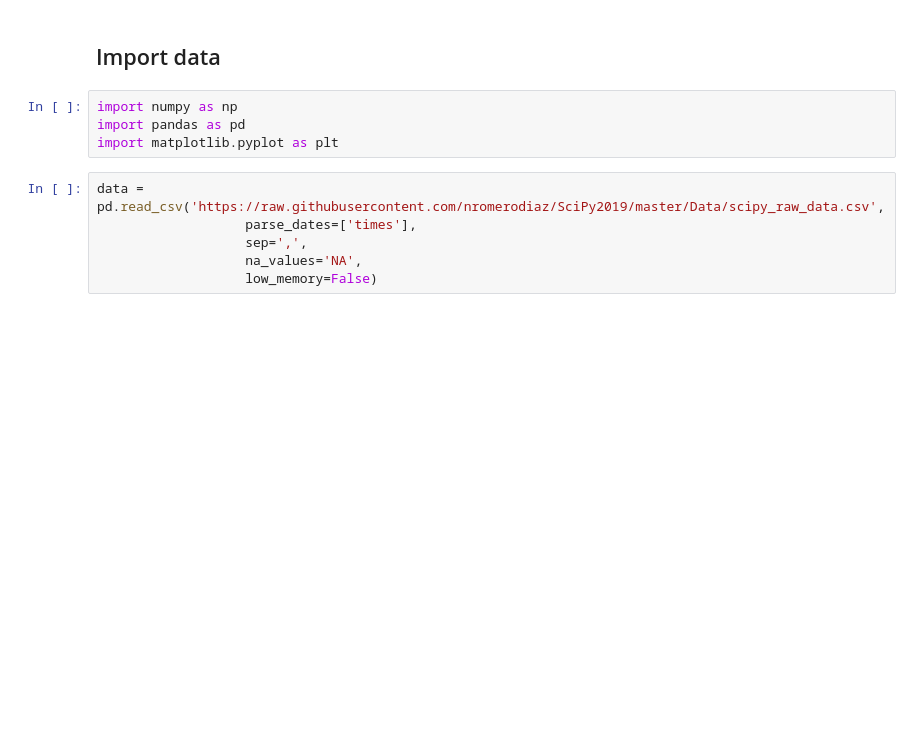
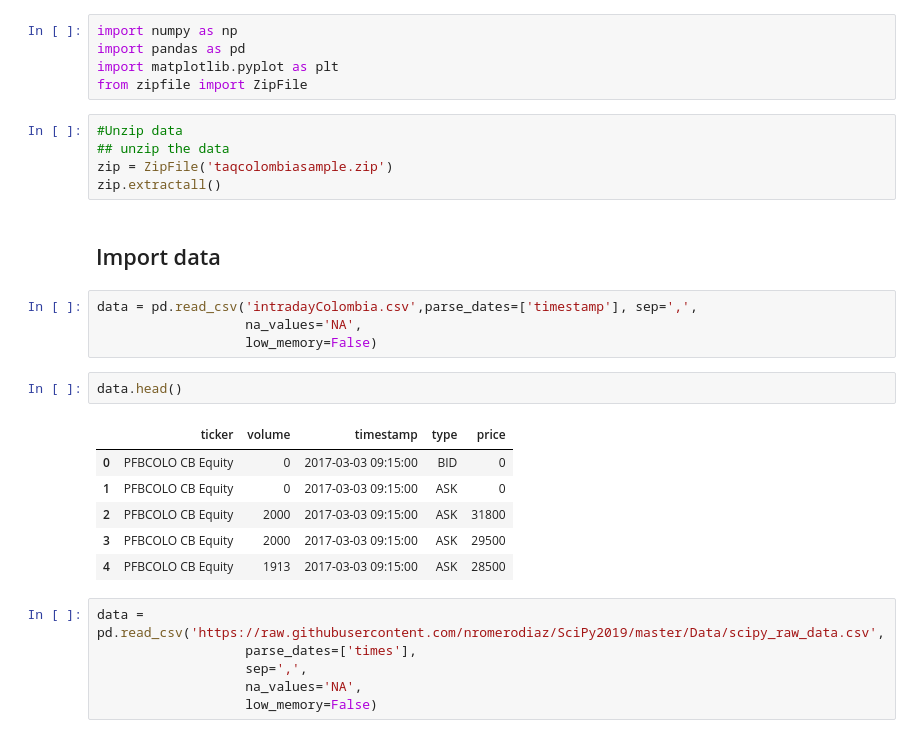
Before and after one commit to nromerodiaz/IntradayBVC, a Jupyter notebook: Example/Example.ipynb, the cells around one changed output. Saved outputs shown, nothing was run; the diff lists cells and outputs as text; blank space fills up the shorter version.

Commit message:
download inst an unzip

```diff
--- a/Example/Example.ipynb
+++ b/Example/Example.ipynb
@@ -8,9 +6,28 @@ In this notebook we will present an application of the code developed. We will t
+# %%
+import numpy as np
+import pandas as pd
+import matplotlib.pyplot as plt
+from zipfile import ZipFile
+# %%
+#Unzip data
+## unzip the data
+zip = ZipFile('taqcolombiasample.zip')
+zip.extractall()
 # %% [markdown]
 ## Import data
-# %%
-import numpy as np
-import pandas as pd
-import matplotlib.pyplot as plt
+# %%
+data = pd.read_csv('intradayColombia.csv',parse_dates=['timestamp'], sep=',',
+                   na_values='NA',
+                   low_memory=False)
+# %%
+data.head()
+# %% [output]
+|  | ticker | volume | timestamp | type | price |
+| 0 | PFBCOLO CB Equity | 0 | 2017-03-03 09:15:00 | BID | 0 |
+| 1 | PFBCOLO CB Equity | 0 | 2017-03-03 09:15:00 | ASK | 0 |
+| 2 | PFBCOLO CB Equity | 2000 | 2017-03-03 09:15:00 | ASK | 31800 |
+| 3 | PFBCOLO CB Equity | 2000 | 2017-03-03 09:15:00 | ASK | 29500 |
+| 4 | PFBCOLO CB Equity | 1913 | 2017-03-03 09:15:00 | ASK | 28500 |
 # %%
 data = pd.read_csv('https://raw.githubusercontent.com/nromerodiaz/SciPy2019/master/Data/scipy_raw_data.csv',
                    parse_dates=['times'],
```
Also changed, not shown: parts of 1 cell of this notebook, 1 other file.
